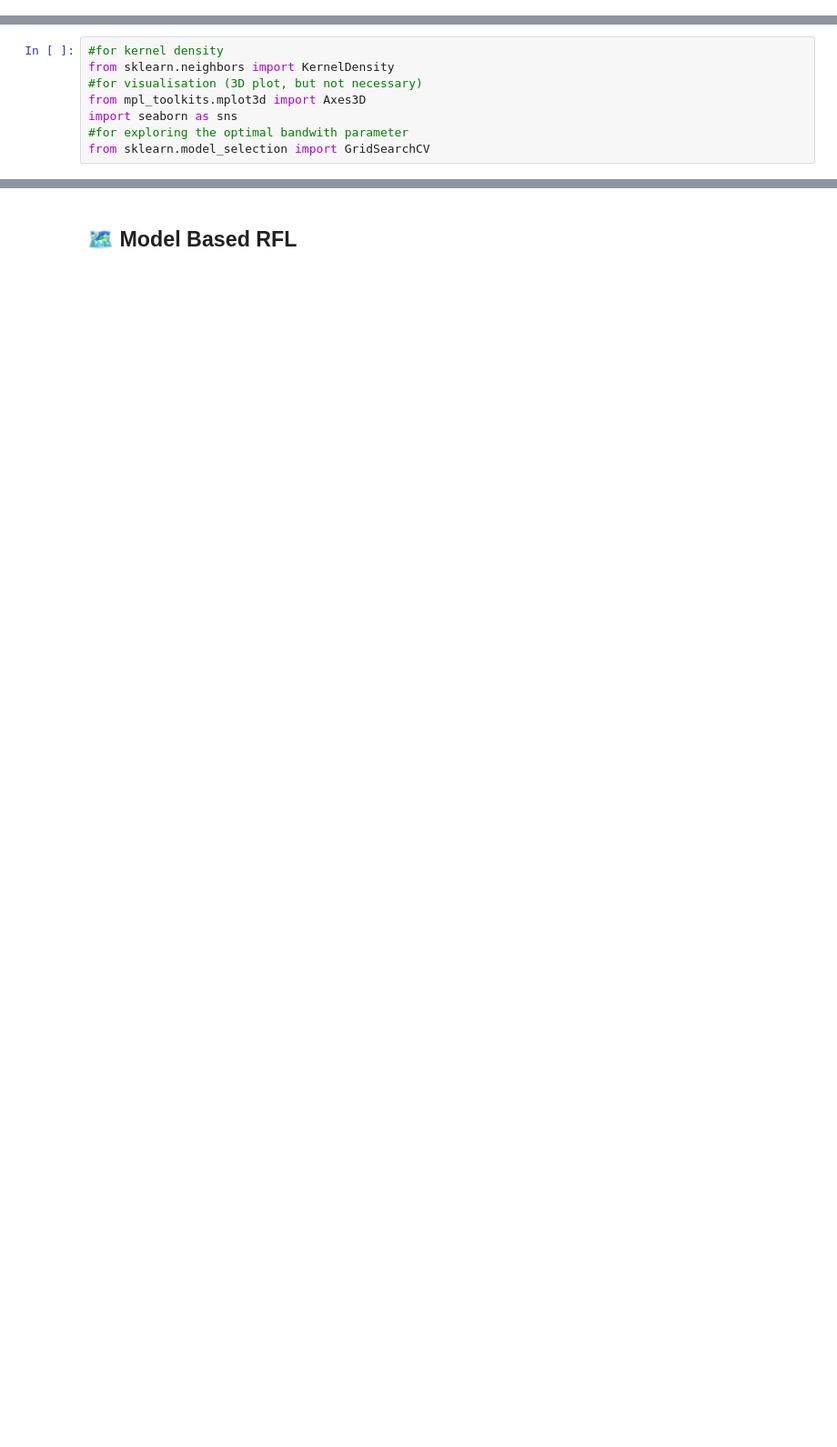
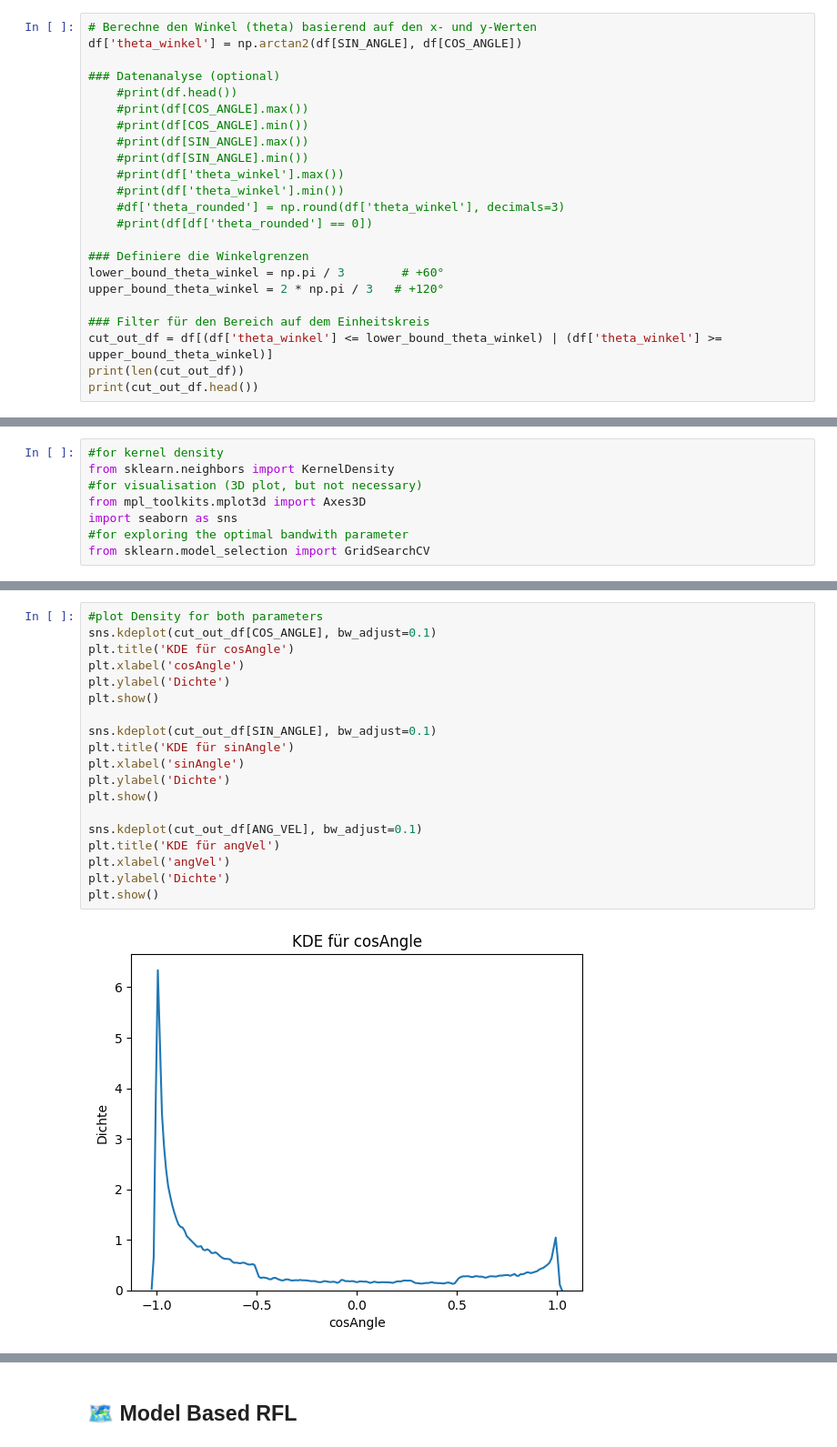
Before and after one commit to LeonLantz/LMU_RFL_SoSe24, a Jupyter notebook: Pendulum.ipynb, the cells around one changed output, grey strips where cells are left out. Shown at 91% size. Saved outputs shown, nothing was run; the diff lists cells and outputs as text; blank space fills up the shorter version.

```diff
--- a/Pendulum.ipynb
+++ b/Pendulum.ipynb
@@ -146,0 +159,23 @@ TODO
+# %%
+# Berechne den Winkel (theta) basierend auf den x- und y-Werten
+df['theta_winkel'] = np.arctan2(df[SIN_ANGLE], df[COS_ANGLE])
+
+### Datenanalyse (optional)
+    #print(df.head())
+    #print(df[COS_ANGLE].max())
+    #print(df[COS_ANGLE].min())
+    #print(df[SIN_ANGLE].max())
+    #print(df[SIN_ANGLE].min())
+    #print(df['theta_winkel'].max())
+    #print(df['theta_winkel'].min())
+    #df['theta_rounded'] = np.round(df['theta_winkel'], decimals=3)
+    #print(df[df['theta_rounded'] == 0])
+
+### Definiere die Winkelgrenzen
+lower_bound_theta_winkel = np.pi / 3        # +60°
+upper_bound_theta_winkel = 2 * np.pi / 3   # +120°
+
+### Filter für den Bereich auf dem Einheitskreis
+cut_out_df = df[(df['theta_winkel'] <= lower_bound_theta_winkel) | (df['theta_winkel'] >= upper_bound_theta_winkel)]
+print(len(cut_out_df))
+print(cut_out_df.head())
@@ -186,0 +324,21 @@ def kernel_density_model(dataframe, bw=0.1):
+# %%
+#plot Density for both parameters
+sns.kdeplot(cut_out_df[COS_ANGLE], bw_adjust=0.1)
+plt.title('KDE für cosAngle')
+plt.xlabel('cosAngle')
+plt.ylabel('Dichte')
+plt.show()
+
+sns.kdeplot(cut_out_df[SIN_ANGLE], bw_adjust=0.1)
+plt.title('KDE für sinAngle')
+plt.xlabel('sinAngle')
+plt.ylabel('Dichte')
+plt.show()
+
+sns.kdeplot(cut_out_df[ANG_VEL], bw_adjust=0.1)
+plt.title('KDE für angVel')
+plt.xlabel('angVel')
+plt.ylabel('Dichte')
+plt.show()
+# %% [output]
+[figure, added]
```
Also changed, not shown: parts of 20 cells of this notebook, 3 other files.
